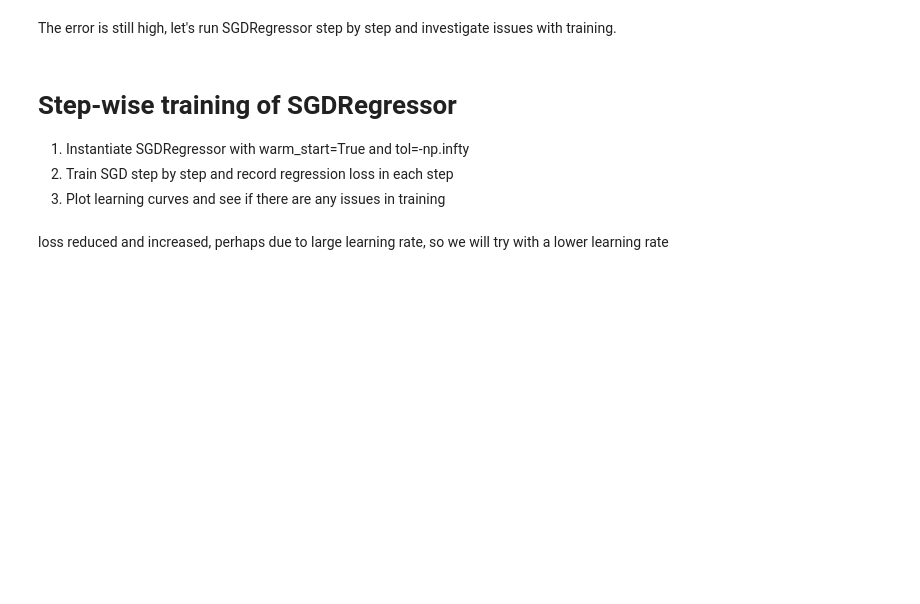
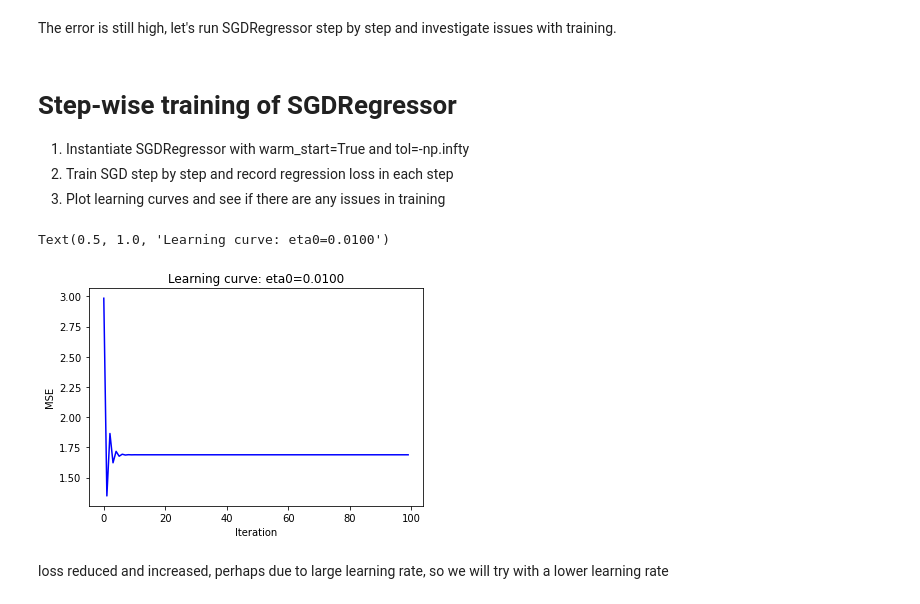
Before and after one commit to rahulagarwak/Machine-Learning-Practice-MLP, a Jupyter notebook: Colab Notebooks/MLP_Wk3_SGDRegressor.ipynb, the cells around one changed output. Saved outputs shown, nothing was run; the diff lists cells and outputs as text; code cells hidden in the pictures; blank space fills up the shorter version.

```diff
--- a/Colab Notebooks/MLP_Wk3_SGDRegressor.ipynb
+++ b/Colab Notebooks/MLP_Wk3_SGDRegressor.ipynb
@@ -73,19 +80,22 @@ The error is still high, let's run SGDRegressor step by step and investigate iss
 # %%
 eta0 = 1e-2
 sgd_pipeline = Pipeline([('feature_scaling', StandardScaler()),
                          ('SGD',SGDRegressor(max_iter=1, tol=-np.infty,
                                              warm_start=True,
                                              random_state=42))])
 loss=[]
 for epoch in range(100):
   sgd_pipeline.fit(train_features, train_labels)
   loss.append(mean_squared_error(train_labels,
                                  sgd_pipeline.predict(train_features)))
 
 plt.plot(np.arange(len(loss)), loss, 'b-')
-plt.xlabel('Iterator')
+plt.xlabel('Iteration')
 plt.ylabel('MSE')
 plt.title(f'Learning curve: eta0={eta0:.4f}')
+# %% [output]
+Text(0.5, 1.0, 'Learning curve: eta0=0.0100')
+[figure, added]
 # %% [markdown]
 loss reduced and increased, perhaps due to large learning rate, so we will try with a lower learning rate
 # %%
```
Also changed, not shown: parts of 20 cells of this notebook.
